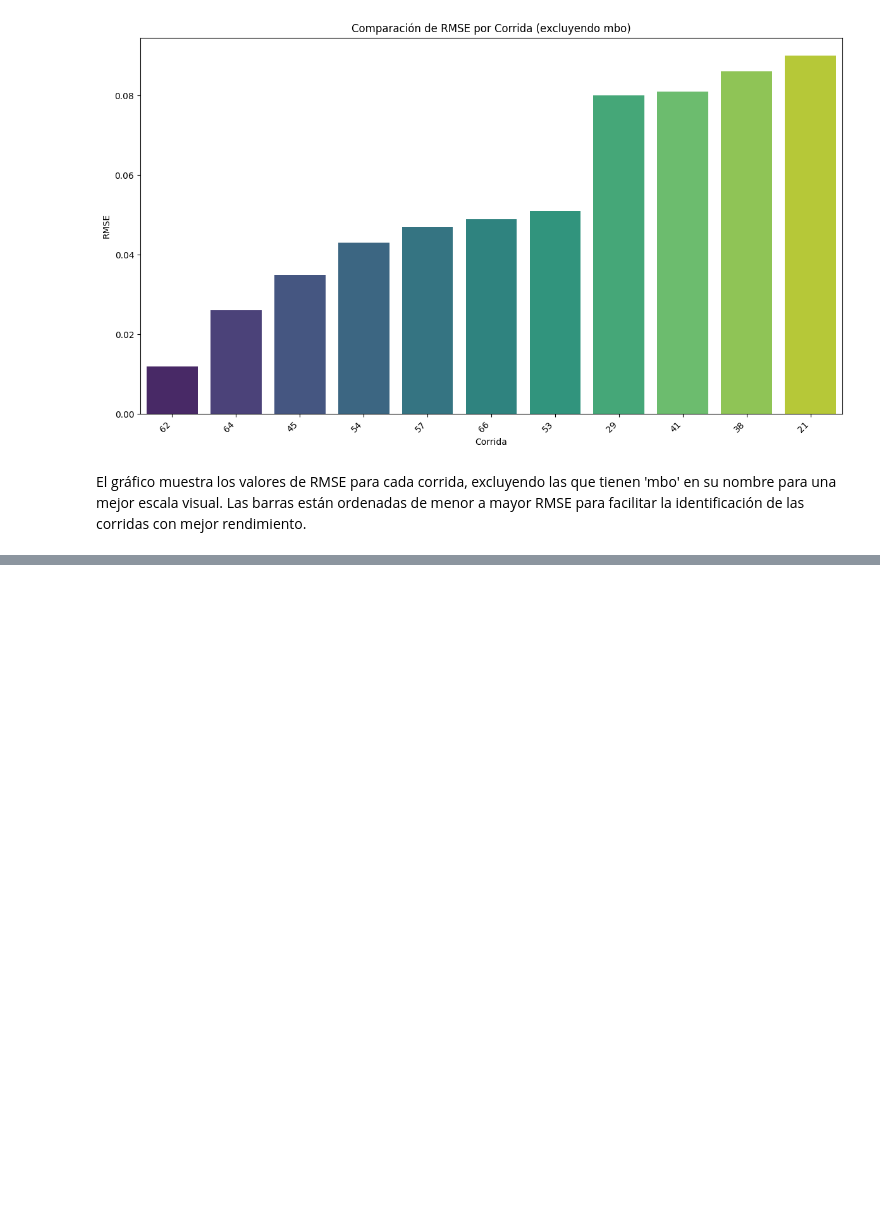
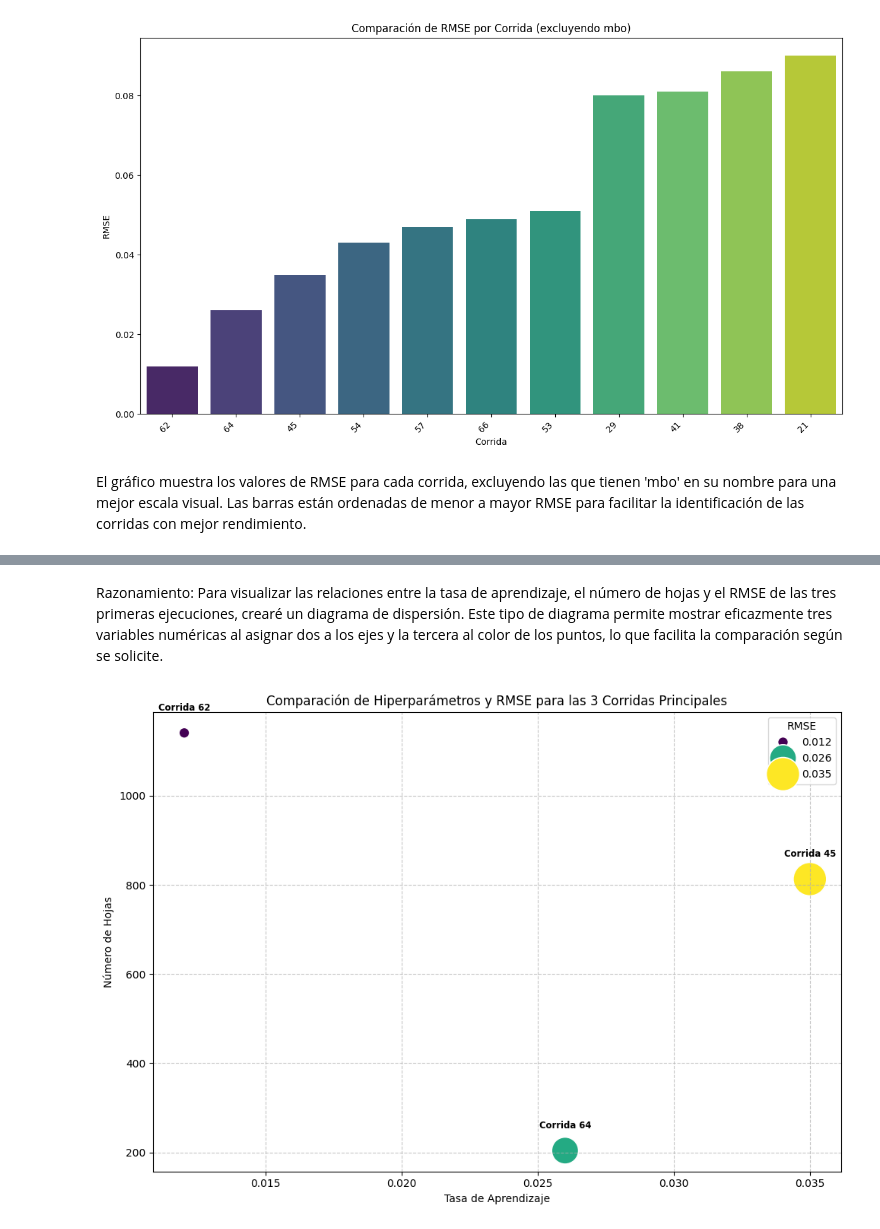
Before and after one commit to MartinaZubaran/health_economics_challenge, a Jupyter notebook: mejores_corridas.ipynb, the cells around one changed output, grey strips where cells are left out. Cells and saved outputs as stored; diff of their text form; code cells hidden in the pictures; blank space fills up the shorter version.

```diff
--- a/mejores_corridas.ipynb
+++ b/mejores_corridas.ipynb
@@ -87,0 +99,3 @@ El gráfico muestra los valores de RMSE para cada corrida, excluyendo las que ti
+# %%
+top_3_corridas = corridas_filtradas.head(3)
+display(top_3_corridas)
@@ -87,0 +166,11 @@ El gráfico muestra los valores de RMSE para cada corrida, excluyendo las que ti
+# %%
+import re
+
+# Extraer learning_rate usando .loc para evitar SettingWithCopyWarning
+top_3_corridas.loc[:, 'learning_rate'] = top_3_corridas['Configuracion'].apply(lambda x: float(re.search(r'learning_rate=(\d+\.?\d*)', x).group(1)) if re.search(r'learning_rate=(\d+\.?\d*)', x) else None)
+
+# Extraer num_leaves usando .loc para evitar SettingWithCopyWarning
+top_3_corridas.loc[:, 'num_leaves'] = top_3_corridas['Configuracion'].apply(lambda x: int(re.search(r'num_leaves=(\d+)', x).group(1)) if re.search(r'num_leaves=(\d+)', x) else None)
+
+# Mostrar el DataFrame actualizado
+display(top_3_corridas)
@@ -87,0 +201,31 @@ El gráfico muestra los valores de RMSE para cada corrida, excluyendo las que ti
+# %% [markdown]
+Razonamiento: Para visualizar las relaciones entre la tasa de aprendizaje, el número de hojas y el RMSE de las tres primeras ejecuciones, crearé un diagrama de dispersión. Este tipo de diagrama permite mostrar eficazmente tres variables numéricas al asignar dos a los ejes y la tercera al color de los puntos, lo que facilita la comparación según se solicite.
+# %%
+import matplotlib.pyplot as plt
+import seaborn as sns
+
+plt.figure(figsize=(10, 7))
+sns.scatterplot(
+    x='learning_rate',
+    y='num_leaves',
+    hue='RMSE',
+    size='RMSE',
+    sizes=(100, 1000),
+    data=top_3_corridas,
+    palette='viridis',
+    legend='full'
+)
+
+# Añadir anotaciones para cada punto para mostrar el nombre de la Corrida
+for i, row in top_3_corridas.iterrows():
+    plt.text(row['learning_rate'], row['num_leaves'] + 50, f"Corrida {row['Corrida']}",
+             horizontalalignment='center', size='small', color='black', weight='semibold')
+
+plt.title('Comparación de Hiperparámetros y RMSE para las 3 Corridas Principales')
+plt.xlabel('Tasa de Aprendizaje')
+plt.ylabel('Número de Hojas')
+plt.grid(True, linestyle='--', alpha=0.7)
+plt.tight_layout()
+plt.show()
+# %% [output]
+[figure, added]
```
Also changed, not shown: parts of 19 cells of this notebook.
